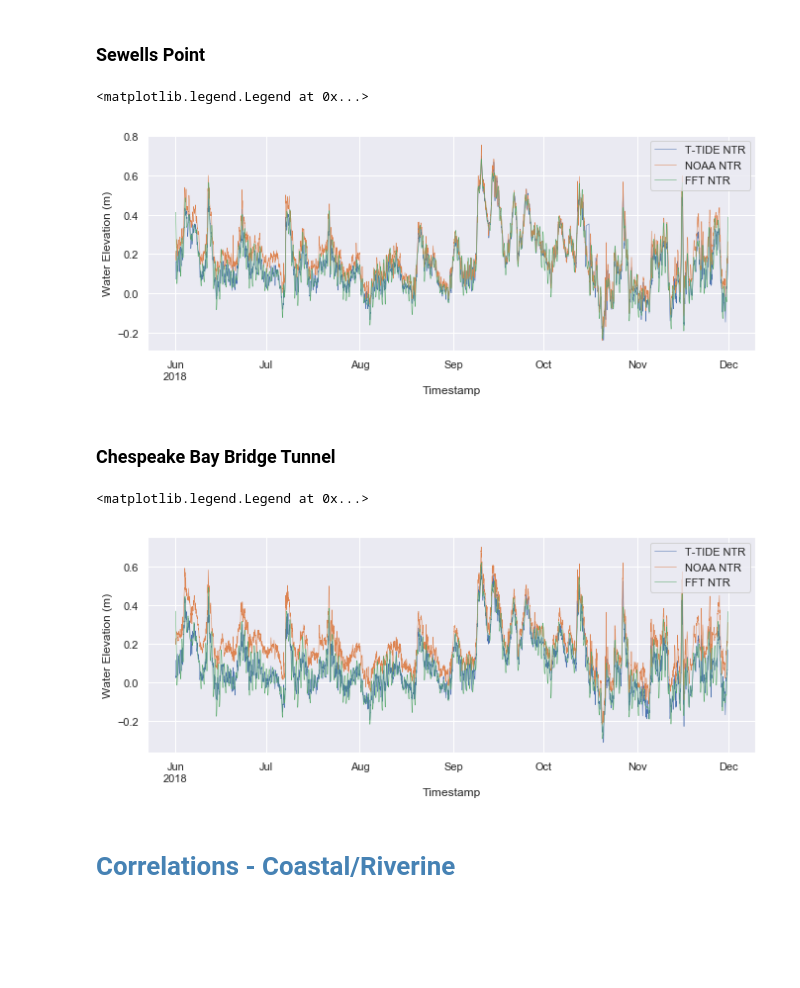
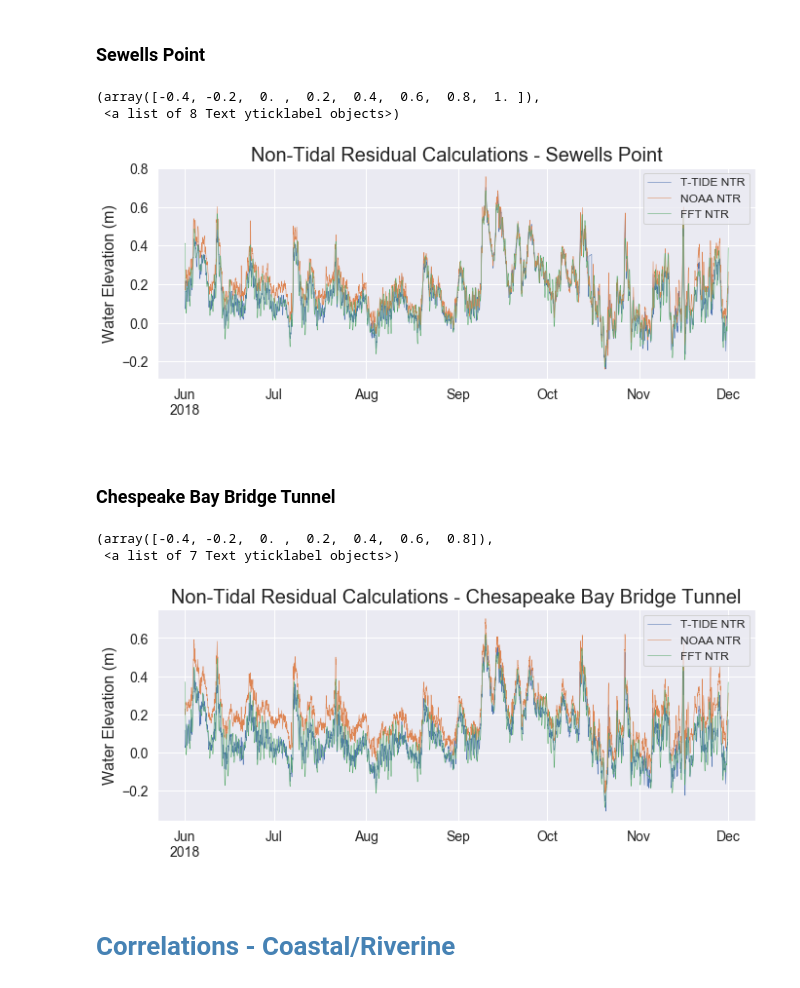
Before and after one commit to l-szczyrba/DeTiding, a Jupyter notebook: Tidal_Analysis_5.ipynb, the cells around one changed output. Cells and saved outputs as stored; diff of their text form; code cells hidden in the pictures; blank space fills up the shorter version.

```diff
--- a/Tidal_Analysis_5.ipynb
+++ b/Tidal_Analysis_5.ipynb
@@ -292,21 +336,36 @@ ax.legend(['T-TIDE NTR','NOAA NTR','FFT NTR'], loc = 'upper left')
 # %%
 cols_plot = ['T_NTR_m', 'N_Obs_min_Pred_m', 'man_detide']
 ax = df_SP[cols_plot].plot(linestyle='-', linewidth=0.5)
-ax.set_ylabel('Water Elevation (m)')
-ax.legend(['T-TIDE NTR','NOAA NTR','FFT NTR'])
+ax.set_ylabel('Water Elevation (m)', fontsize=16)
+ax.set_xlabel(' ', fontsize=16)
+ax.set_title('Non-Tidal Residual Calculations - Sewells Point', fontsize=20)
+ax.legend(['T-TIDE NTR','NOAA NTR','FFT NTR'], fontsize=12)
+plt.xticks(fontsize=14)
+plt.yticks(fontsize=14)
+
+# plt.savefig('SP_NTR_SSN.png', dpi=600, bbox_inches = "tight")
 # %% [output]
-<matplotlib.legend.Legend at 0x...>
+(array([-0.4, -0.2,  0. ,  0.2,  0.4,  0.6,  0.8,  1. ]),
+ <a list of 8 Text yticklabel objects>)
-[figure, old version]
+[figure, new version]
 # %% [markdown]
 ### Chespeake Bay Bridge Tunnel
 # %%
 cols_plot = ['T_NTR_m', 'N_Obs_min_Pred_m', 'man_detide']
 ax = df_CBBT[cols_plot].plot(linestyle='-', linewidth=0.5)
-ax.set_ylabel('Water Elevation (m)')
-ax.legend(['T-TIDE NTR','NOAA NTR','FFT NTR'])
+ax.set_title('Non-Tidal Residual Calculations - Chesapeake Bay Bridge Tunnel', fontsize=20)
+ax.set_ylabel('Water Elevation (m)', fontsize=16)
+ax.set_xlabel(' ', fontsize=16)
+ax.legend(['T-TIDE NTR','NOAA NTR','FFT NTR'], fontsize=12)
+
+plt.xticks(fontsize=14)
+plt.yticks(fontsize=14)
+
+# plt.savefig('CBBT_NTR_SSN.png', dpi=600, bbox_inches = "tight")
 # %% [output]
-<matplotlib.legend.Legend at 0x...>
+(array([-0.4, -0.2,  0. ,  0.2,  0.4,  0.6,  0.8]),
+ <a list of 7 Text yticklabel objects>)
-[figure, old version]
+[figure, new version]
 # %% [markdown]
 # <span style="color:STEELBLUE">**Correlations - Coastal/Riverine**</span>
 # %% [markdown]
```
Also changed, not shown: parts of 43 cells of this notebook, 24 other files.
